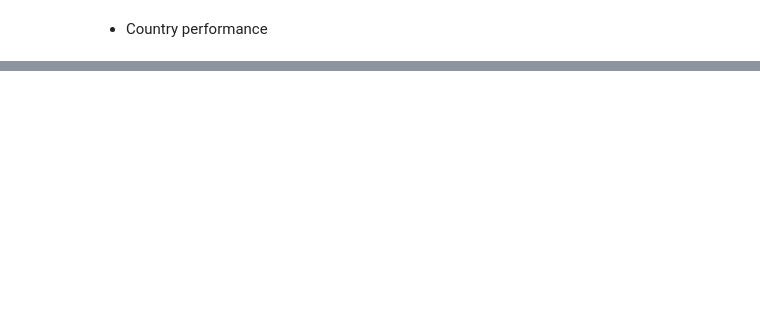
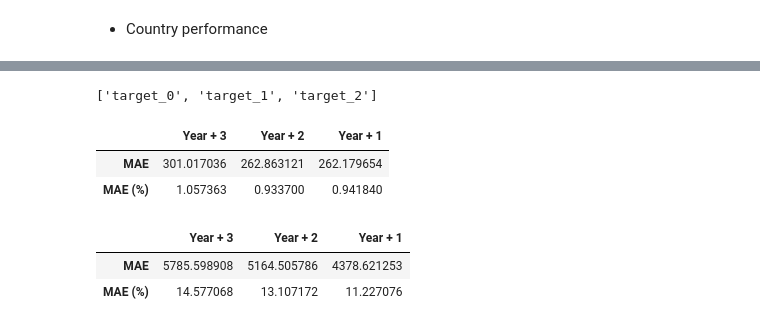
Before and after one commit to william-b-mr/agritech-project, a Jupyter notebook: notebooks/agritech_ML_v0.ipynb, the cells around one changed output, grey strips where cells are left out. Cells and saved outputs as stored; diff of their text form; code cells hidden in the pictures; blank space fills up the shorter version.

```diff
--- a/notebooks/agritech_ML_v0.ipynb
+++ b/notebooks/agritech_ML_v0.ipynb
@@ -336,0 +418,50 @@ plot_predictions(df_train_feats, df_valid_feats, "Jamaica")
+# %%
+cols_target
+# %% [output]
+['target_0', 'target_1', 'target_2']
+# %%
+model_xgb_multi = xgb.XGBRegressor(
+                                    n_estimators=hyperparameters["n_estimators"],
+                                    max_depth=hyperparameters["max_depth"],
+                                    subsample=hyperparameters["subsample"],
+                                    min_child_weight=hyperparameters["min_child_weight"],
+                                    objective="reg:squarederror",
+                                    tree_method="hist"
+                                    )
+
+model_baseline_multi = MultiOutputRegressor(model_xgb_multi).fit(df_train_multi[cols_x], df_train_multi[cols_target])
+train_baseline_multi = model_baseline_multi.predict(df_train_multi[cols_x])
+valid_baseline_multi = model_baseline_multi.predict(df_valid_multi[cols_x])
+# %%
+df_train_multi[['y_predict_0', 'y_predict_1', 'y_predict_2']] = train_baseline_multi
+df_valid_multi[['y_predict_0', 'y_predict_1', 'y_predict_2']] = valid_baseline_multi
+# %%
+def get_global_metrics_multi(df, horizon):
+
+    metrics = []
+    for h in range(0, horizon):
+        mae = mean_absolute_error(df[f"target_{h}"], df[f"y_predict_{h}"])
+        mean_target = df[f"target_{h}"].mean()
+        mae_rel = 100*mae/mean_target
+        metrics.append([mae, mae_rel])
+
+    df_metrics = pd.DataFrame(metrics).T.rename(columns = {col: f"Year + {horizon - col}" for col in range(0, horizon)})
+
+    df_metrics.rename(index = {0: "MAE",1:"MAE (%)"}, inplace = True)
+
+    return df_metrics
+# %%
+df_metrics_multi_train = get_global_metrics_multi(df_train_multi, 3)
+df_metrics_multi_valid = get_global_metrics_multi(df_valid_multi, 3)
+# %%
+df_metrics_multi_train
+# %% [output]
+|  | Year + 3 | Year + 2 | Year + 1 |
+| MAE | 301.017036 | 262.863121 | 262.179654 |
+| MAE (%) | 1.057363 | 0.933700 | 0.941840 |
+# %%
+df_metrics_multi_valid
+# %% [output]
+|  | Year + 3 | Year + 2 | Year + 1 |
+| MAE | 5785.598908 | 5164.505786 | 4378.621253 |
+| MAE (%) | 14.577068 | 13.107172 | 11.227076 |
```
Also changed, not shown: parts of 11 cells of this notebook.
